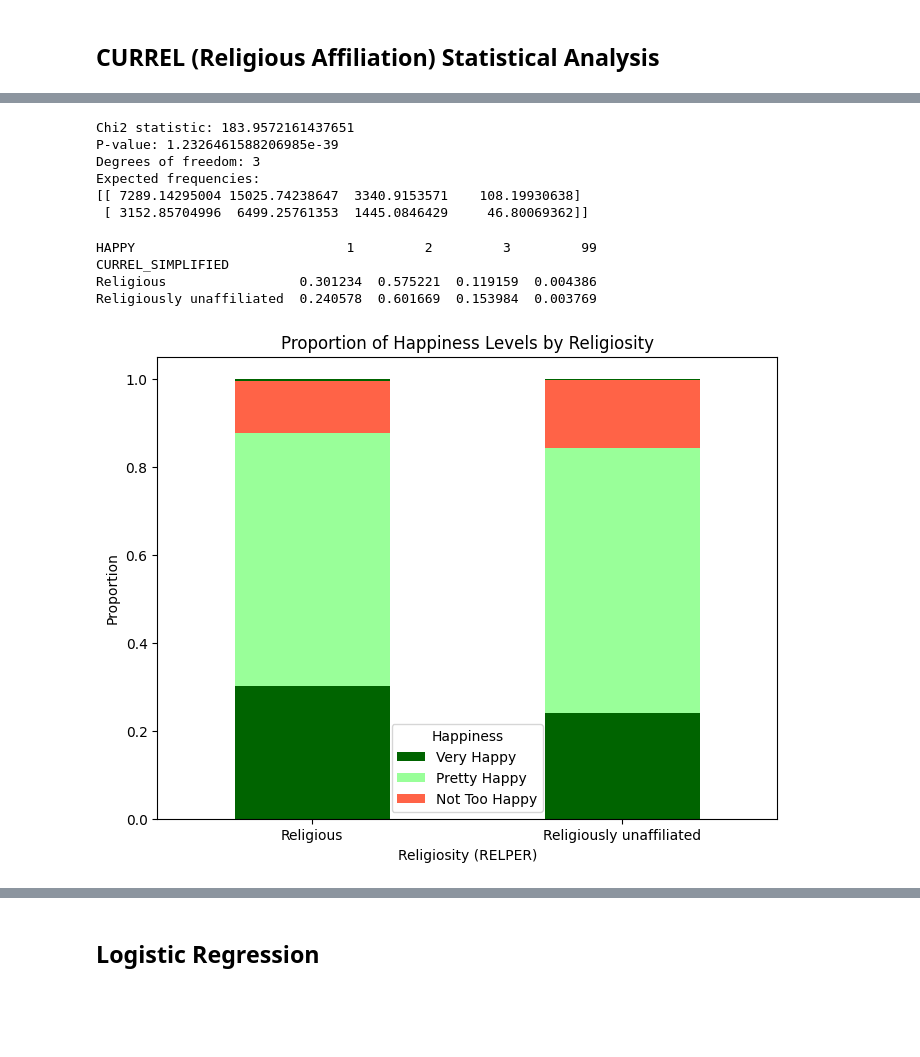
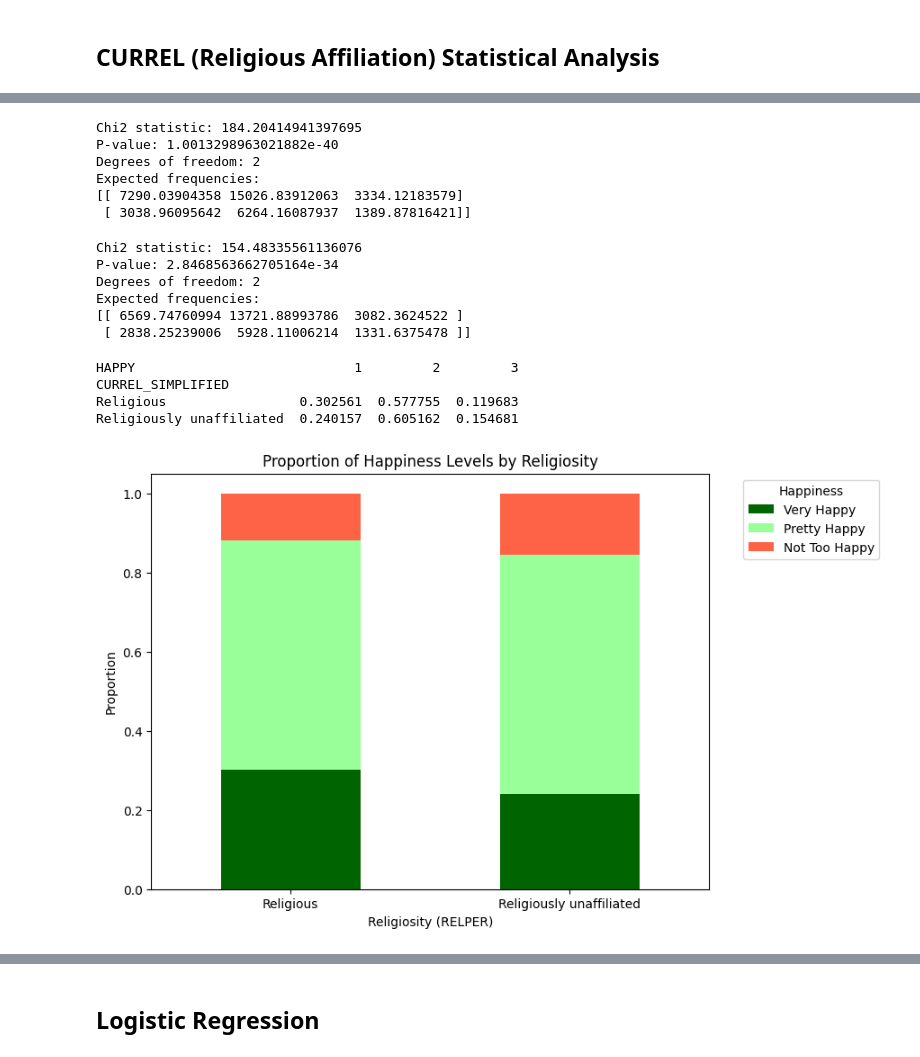
Before and after one commit to jak521/dsci441_project, a Jupyter notebook: code.ipynb, the cells around one changed output, grey strips where cells are left out. Cells and saved outputs as stored; diff of their text form; code cells hidden in the pictures; blank space fills up the shorter version.

```diff
--- a/code.ipynb
+++ b/code.ipynb
@@ -718,9 +724,11 @@ import matplotlib.pyplot as plt
 import seaborn as sns
 import scipy.stats as stats
 
+df_currel_exclude_refused = df_exclude_refused[(df_exclude_refused['CURREL'] != 900000) & (df_exclude_refused['CURREL'] != 99)]
+
 # Visualize the distribution of CURREL
 plt.figure(figsize=(8,5))
-sns.countplot(x=df_exclude_refused['CURREL'], palette='viridis')
+sns.countplot(x=df_currel_exclude_refused['CURREL'], palette='viridis')
 plt.xlabel('Current Religious Affiliation')
 plt.ylabel('Count')
 plt.title('Distribution of CURREL (Current Religious Affiliation)')
@@ -740,12 +748,15 @@ Passing `palette` without assigning `hue` is deprecated and will be removed in v
 # %%
 # Create a new column 'CURREL_SIMPLIFIED' with simplified categories
-df_exclude_refused['CURREL_SIMPLIFIED'] = df_exclude_refused['CURREL'].apply(
+df_exclude_refused['CURREL_SIMPLIFIED'] = df_currel_exclude_refused['CURREL'].apply(
     lambda x: 'Religious' if x in [1000, 10000, 20000, 30000, 40001, 40002, 50000, 60000, 70000, 80000, 90001, 90002] else 'Religiously unaffiliated'
 )
 
+df_currelsimp_exclude_refused = df_exclude_refused[(df_exclude_refused['CURREL_SIMPLIFIED'] != 900000) & (df_exclude_refused['CURREL_SIMPLIFIED'] != 99)]
+
+
 # Check the distribution of the new simplified column
 plt.figure(figsize=(8,5))
-sns.countplot(x=df_exclude_refused['CURREL_SIMPLIFIED'], palette='viridis')
+sns.countplot(x=df_currelsimp_exclude_refused['CURREL_SIMPLIFIED'], palette='viridis')
 plt.xlabel('Religious Affiliation (Simplified)')
 plt.ylabel('Count')
 plt.title('Distribution of Simplified Religious Affiliation')
@@ -758,9 +769,11 @@ Passing `palette` without assigning `hue` is deprecated and will be removed in v
 # %%
+df_currelsimp_happy_exlude_refused = df_currelsimp_exclude_refused[df_exclude_refused['HAPPY'] != 99]
+
 # Run Chi-square test for simplified CURREL and HAPPY
-contingency_table_religious = pd.crosstab(df_exclude_refused['CURREL_SIMPLIFIED'], df_exclude_refused['HAPPY'])
+contingency_table_currelsimp_happy = pd.crosstab(df_currelsimp_happy_exlude_refused['CURREL_SIMPLIFIED'], df_currelsimp_happy_exlude_refused['HAPPY'])
 
 # Perform the chi-square test
-chi2, p, dof, expected = stats.chi2_contingency(contingency_table_religious)
+chi2, p, dof, expected = stats.chi2_contingency(contingency_table_currelsimp_happy)
 
 # Output the results
 print(f"Chi2 statistic: {chi2}")
@@ -768,28 +781,49 @@ print(f"P-value: {p}")
 print(f"Degrees of freedom: {dof}")
 print(f"Expected frequencies: \n{expected}")
 # %% [output]
-Chi2 statistic: 183.9572161437651
-P-value: 1.2326461588206985e-39
-Degrees of freedom: 3
+Chi2 statistic: 184.20414941397695
+P-value: 1.0013298963021882e-40
+Degrees of freedom: 2
 Expected frequencies:
-[[ 7289.14295004 15025.74238647  3340.9153571    108.19930638]
- [ 3152.85704996  6499.25761353  1445.0846429     46.80069362]]
+[[ 7290.03904358 15026.83912063  3334.12183579]
+ [ 3038.96095642  6264.16087937  1389.87816421]]
+# %%
+df_currelsimp_success_exlude_refused = df_exclude_refused[(df_exclude_refused['CURREL_SIMPLIFIED'] != 99) & (df_exclude_refused['CURREL_SIMPLIFIED'] != 900000) & (df_exclude_refused['INC_SDT1'] != 99) & (df_exclude_refused['HAPPY'] != 99) & (df_exclude_refused['EDUCREC'] != 99)]
+
+# Run Chi-square test for simplified CURREL and HAPPY
+contingency_table_currelsimp_success = pd.crosstab(df_currelsimp_success_exlude_refused['CURREL_SIMPLIFIED'], df_currelsimp_success_exlude_refused['HAPPY'])
+
+# Perform the chi-square test
+chi2, p, dof, expected = stats.chi2_contingency(contingency_table_currelsimp_success)
+
+# Output the results
+print(f"Chi2 statistic: {chi2}")
+print(f"P-value: {p}")
+print(f"Degrees of freedom: {dof}")
+print(f"Expected frequencies: \n{expected}")
+# %% [output]
+Chi2 statistic: 154.48335561136076
+P-value: 2.8468563662705164e-34
+Degrees of freedom: 2
+Expected frequencies:
+[[ 6569.74760994 13721.88993786  3082.3624522 ]
+ [ 2838.25239006  5928.11006214  1331.6375478 ]]
 # %%
 # Normalize the contingency table to get proportions
-proportion_table_religious = contingency_table_religious.div(contingency_table_religious.sum(axis=1), axis=0)
-print(proportion_table_religious)
+proportion_table_currelsimp_happy = contingency_table_currelsimp_happy.div(contingency_table_currelsimp_happy.sum(axis=1), axis=0)
+print(proportion_table_currelsimp_happy)
 
 # Create a stacked bar chart to visualize the proportions
-proportion_table_religious.plot(kind='bar', stacked=True, figsize=(8,6), color=['#006400', '#99FF99', '#FF6347'])
+proportion_table_currelsimp_happy.plot(kind='bar', stacked=True, figsize=(8,6), color=['#006400', '#99FF99', '#FF6347'])
 plt.title('Proportion of Happiness Levels by Religiosity')
 plt.xlabel('Religiosity (RELPER)')
 plt.ylabel('Proportion')
 plt.xticks(rotation=0)
-plt.legend(title='Happiness', labels=['Very Happy', 'Pretty Happy', 'Not Too Happy'])
+plt.legend(title='Happiness', labels=['Very Happy', 'Pretty Happy', 'Not Too Happy'], bbox_to_anchor=(1.05, 1), loc='upper left')
 plt.show()
 # %% [output]
-HAPPY                           1         2         3         99
+HAPPY                            1         2         3
 CURREL_SIMPLIFIED
-Religious                 0.301234  0.575221  0.119159  0.004386
-Religiously unaffiliated  0.240578  0.601669  0.153984  0.003769
+Religious                 0.302561  0.577755  0.119683
+Religiously unaffiliated  0.240157  0.605162  0.154681
-[figure, old version]
+[figure, new version]
```
Also changed, not shown: parts of 23 cells of this notebook, 1 other file.
